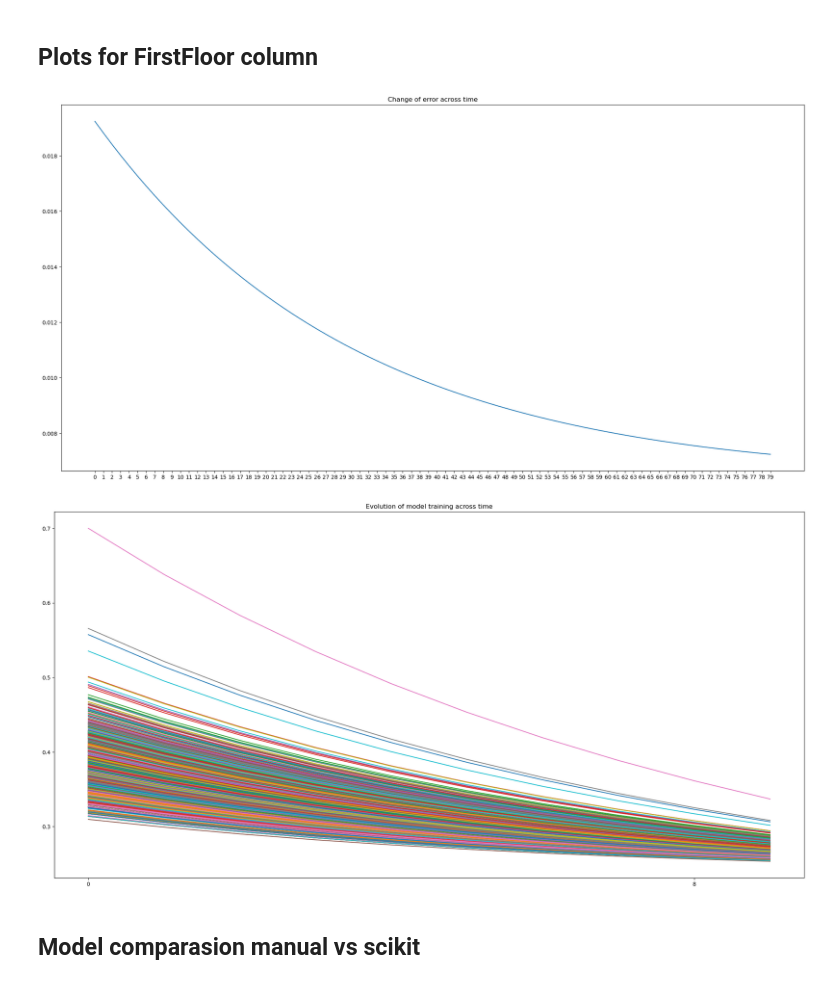
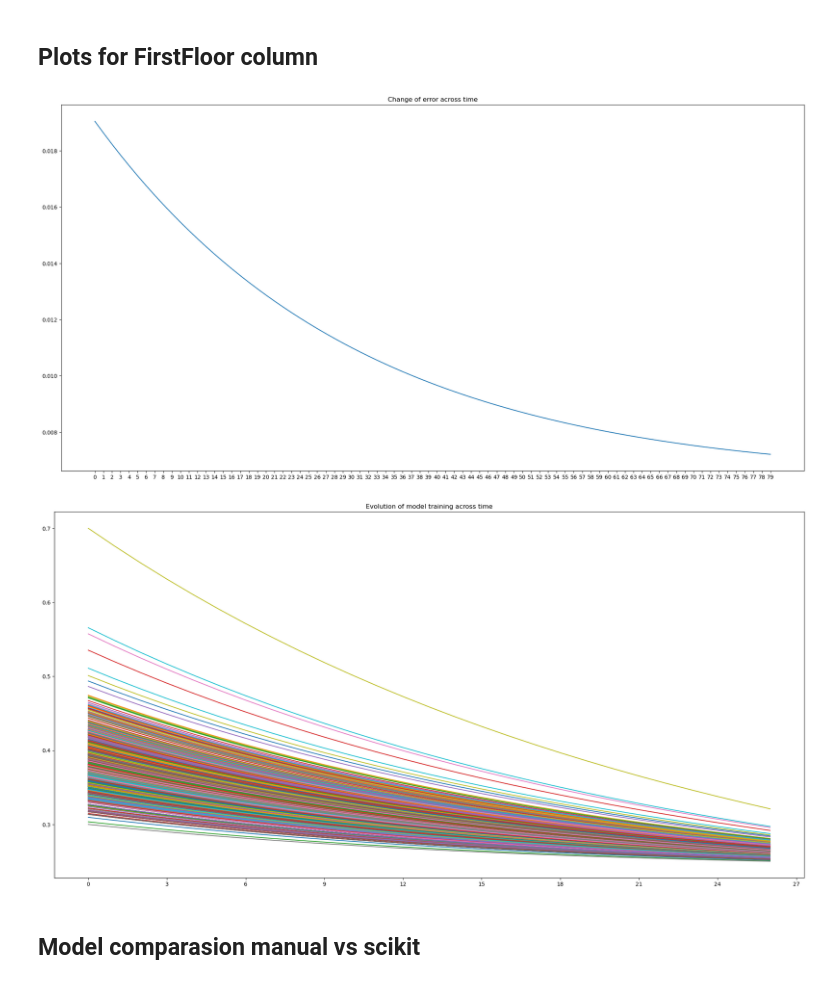
Before and after one commit to ochamodev/DS_Proyecto1_19001395_V, a Jupyter notebook: project1_code.ipynb, the cells around one changed output. Drawn from its saved outputs; the diff is of its cells as text; code cells hidden in the pictures.

```diff
--- a/project1_code.ipynb
+++ b/project1_code.ipynb
@@ -360,9 +351,10 @@ Mean Squared Error: 0.004932732157376758
 # %%
-sciKitOverallModel = linear_model.LinearRegression()
+sciKitFirstFloorModel = linear_model.LinearRegression()
 
-sciKitOverallModel.fit(dataset_train[FIRST_FLOOR_SF_COL].values.reshape(-1,1), salesColumn_train,)
-y_pred = sciKitOverallModel.predict(dataset_test[FIRST_FLOOR_SF_COL].values.reshape(-1, 1))
+sciKitFirstFloorModel.fit(dataset_train[FIRST_FLOOR_SF_COL].values.reshape(-1,1), salesColumn_train,)
+y_predSciKitFirstFloorModel = sciKitFirstFloorModel.predict(dataset_test[FIRST_FLOOR_SF_COL].values.reshape(-1, 1))
 
-mse = mean_squared_error(salesColumn_test, y_pred)
+
+mse = mean_squared_error(salesColumn_test, y_predSciKitFirstFloorModel)
 print("Mean Squared Error:", mse)
 # %% [output]
@@ -374,6 +366,6 @@ vectorTrainSalesColumn = salesColumn_train.to_numpy()
 
 regressionFromScratch = LinearRegressionScratch()
 
-modelsOverallQual, errorsOverallQual = regressionFromScratch.fit(x=vectorTrainOverallQual,y=vectorTrainSalesColumn, epochs=40, imprimir_error_cada=10, learning_rate=0.04)
+modelsOverallQual, errorsOverallQual = regressionFromScratch.fit(x=vectorTrainOverallQual,y=vectorTrainSalesColumn, epochs=40, imprimir_error_cada=50, learning_rate=0.04)
 modelsFirstFloor, errorsFirstFloor = regressionFromScratch.fit(x=vectorFirstFloor, y=vectorTrainSalesColumn, epochs=80, imprimir_error_cada=10, learning_rate=0.04)
 # %% [output]
@@ -405,10 +393,10 @@ regressionFromScratch.plot_trained_model(modelsOverallQual, 3)
 ## Plots for FirstFloor column
 # %%
 regressionFromScratch.plot_trained_model_errors(errorsFirstFloor)
-regressionFromScratch.plot_trained_model(modelsFirstFloor, 8)
+regressionFromScratch.plot_trained_model(modelsFirstFloor, 3)
 # %% [output]
 [figure]
-[figure, old version]
+[figure, new version]
 # %% [markdown]
 ## Model comparasion manual vs scikit
 # %%
```
Also changed, not shown: parts of 18 cells of this notebook.
